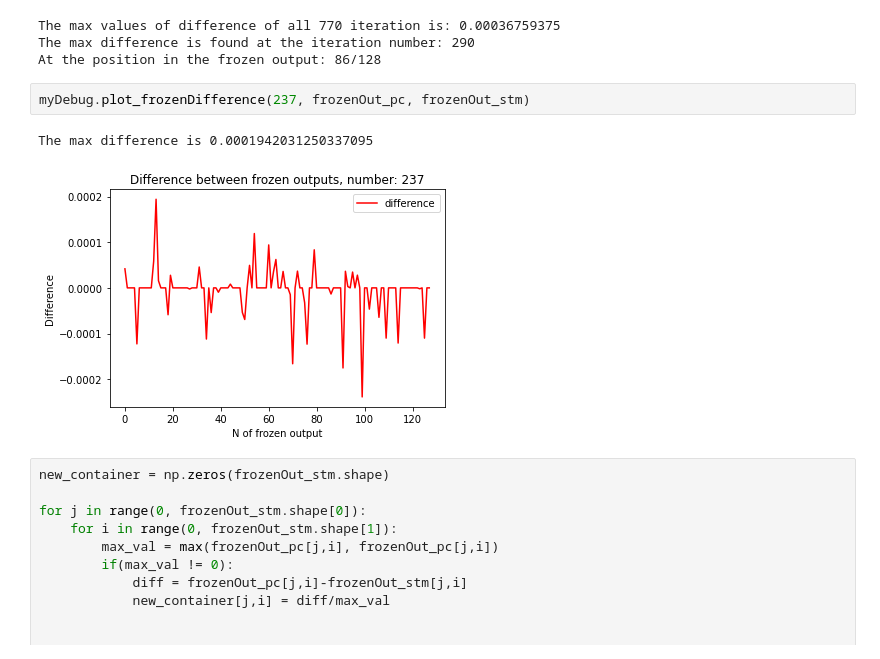
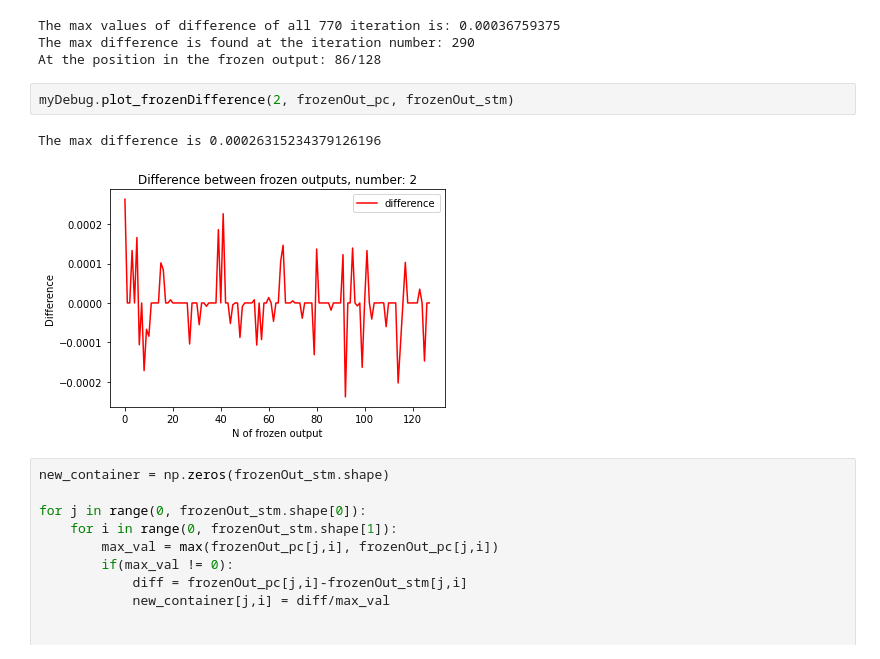
Before and after one commit to AlessandroAvi/Master_Thesis, a Jupyter notebook: Letters_application/Python/TinyOL.ipynb, the cells around one changed output. Saved outputs shown, nothing was run; the diff lists cells and outputs as text.

```diff
--- a/Letters_application/Python/TinyOL.ipynb
+++ b/Letters_application/Python/TinyOL.ipynb
@@ -1017,10 +1058,10 @@ The max values of difference of all 770 iteration is: 0.00036759375
 The max difference is found at the iteration number: 290
 At the position in the frozen output: 86/128
 # %%
-myDebug.plot_frozenDifference(237, frozenOut_pc, frozenOut_stm)
+myDebug.plot_frozenDifference(2, frozenOut_pc, frozenOut_stm)
 # %% [output]
-The max difference is 0.0001942031250337095
+The max difference is 0.00026315234379126196
-[figure, old version]
+[figure, new version]
 # %%
 new_container = np.zeros(frozenOut_stm.shape)
 
```
Also changed, not shown: parts of 9 cells of this notebook, 36 other files.
